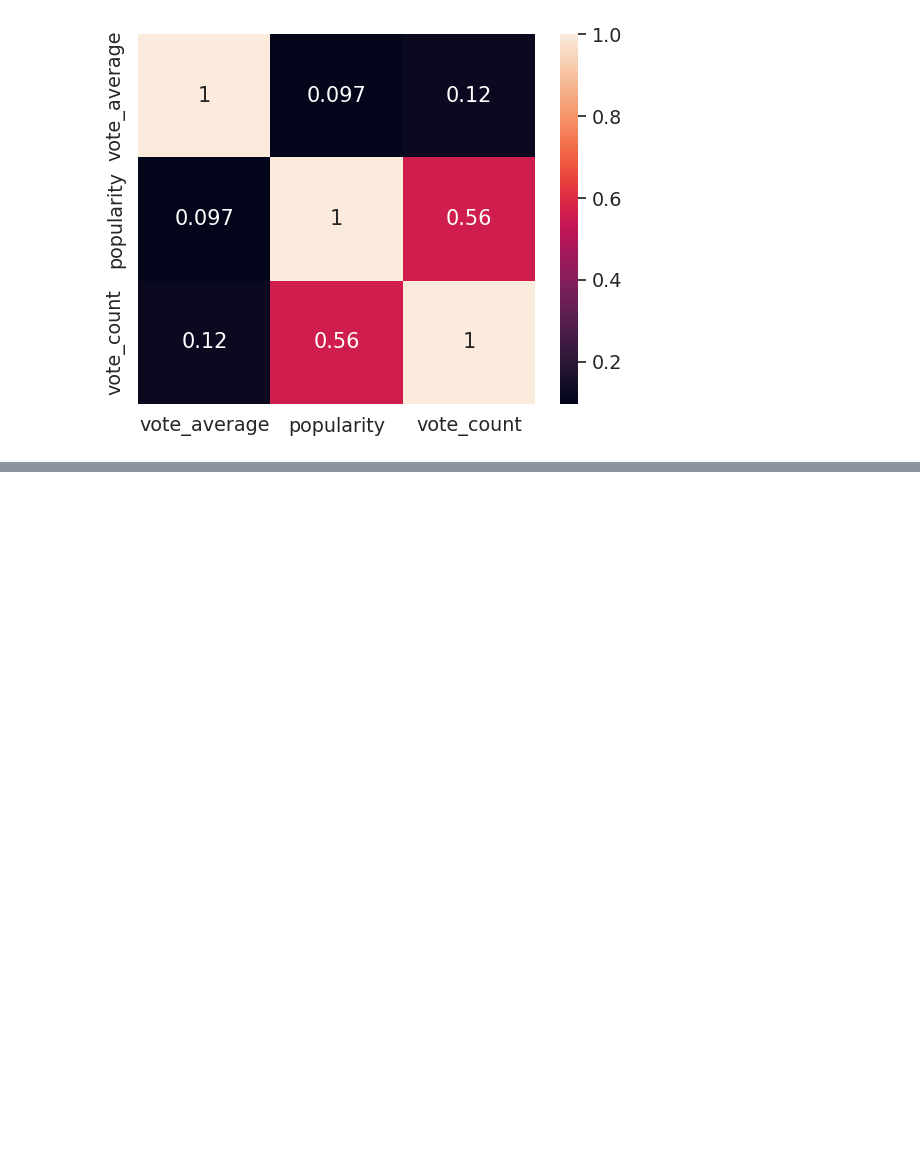
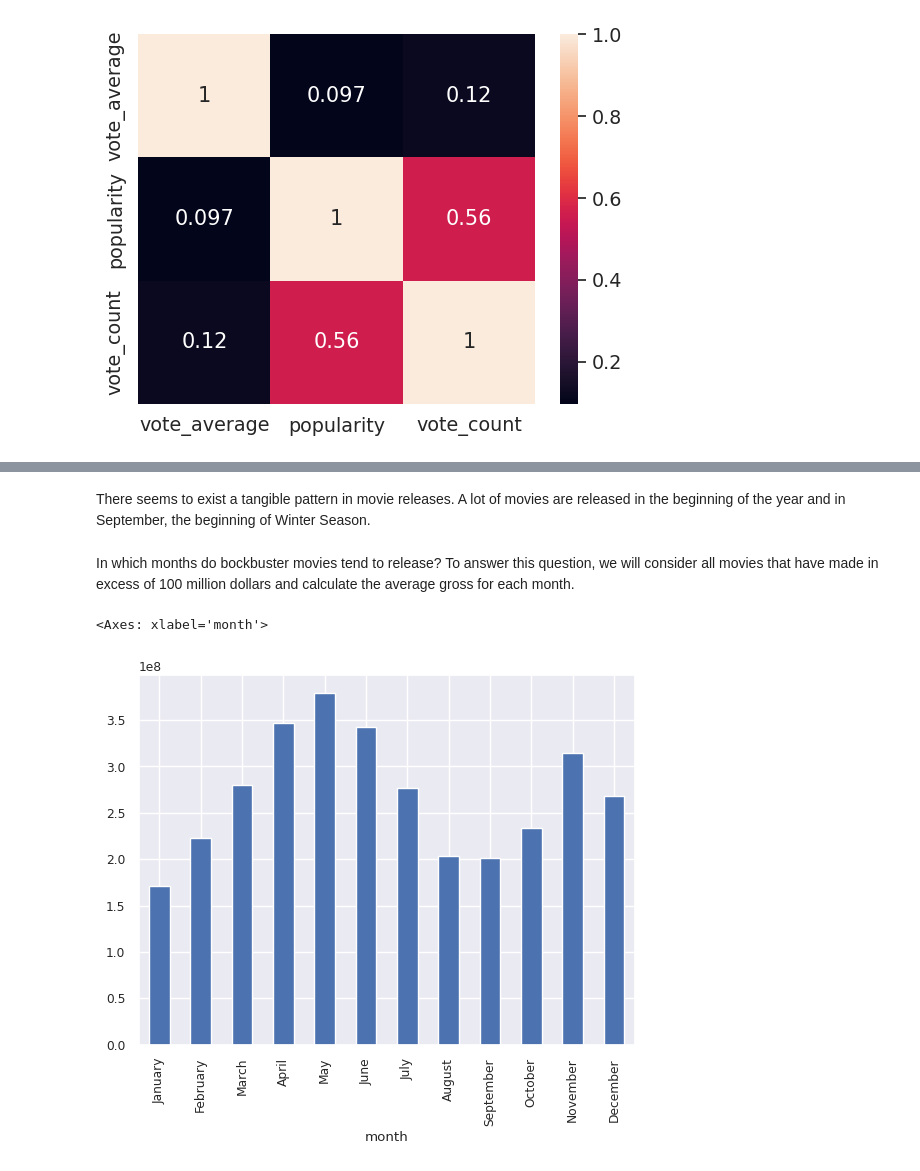
Before and after one commit to M-Awwab-Khan/most-comprehensive-movies-analysis, a Jupyter notebook: Movie_Metrics_An_Analyst_Approach.ipynb, the cells around one changed output, grey strips where cells are left out. Saved outputs shown, nothing was run; the diff lists cells and outputs as text; code cells hidden in the pictures; blank space fills up the shorter version.

```diff
--- a/Movie_Metrics_An_Analyst_Approach.ipynb
+++ b/Movie_Metrics_An_Analyst_Approach.ipynb
@@ -619,0 +637,9 @@ sns.heatmap(df[['vote_average', 'popularity', 'vote_count']].corr(), annot=True)
+# %% [markdown]
+There seems to exist a tangible pattern in movie releases. A lot of movies are released in the beginning of the year and in September, the beginning of Winter Season.
+# %% [markdown]
+In which months do bockbuster movies tend to release? To answer this question, we will consider all movies that have made in excess of 100 million dollars and calculate the average gross for each month.
+# %%
+df[df['revenue'] > 1e8].groupby('month')['revenue'].mean().loc[months].plot(kind='bar')
+# %% [output]
+<Axes: xlabel='month'>
+[figure, added]
```
Also changed, not shown: parts of 7 cells of this notebook.
